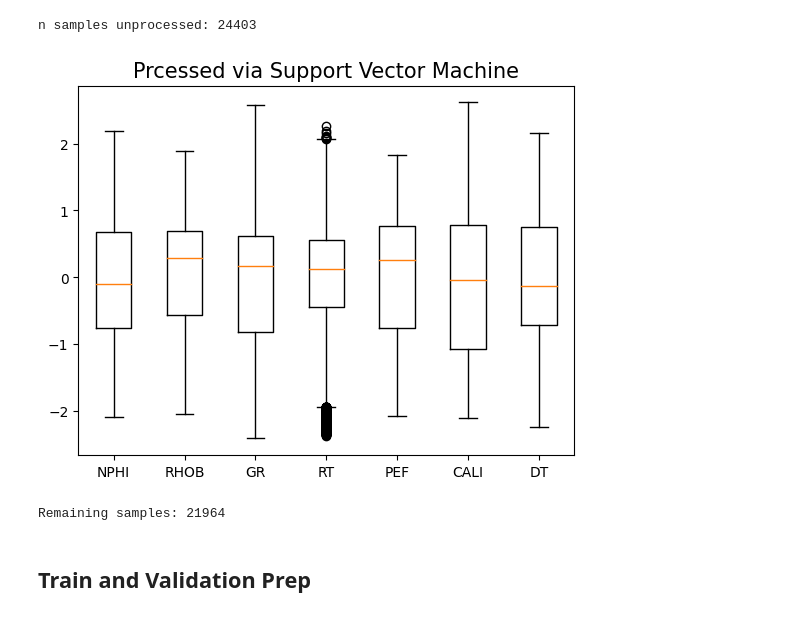
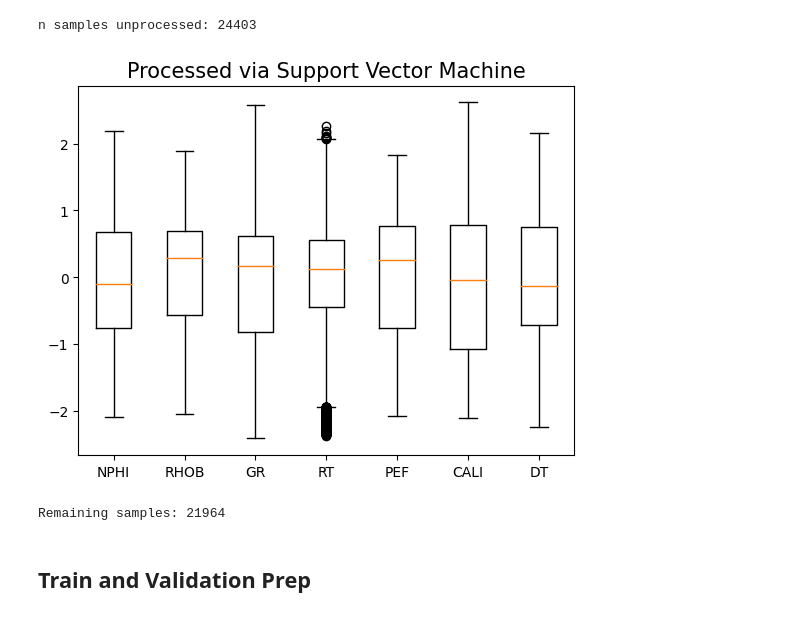
Before and after one commit to OrionXV/-Volve-Well-Log-Prediction, a Jupyter notebook: notebooks/DefaultPredictors.ipynb, the cells around one changed output. Cells and saved outputs as stored; diff of their text form; code cells hidden in the pictures.

```diff
--- a/notebooks/DefaultPredictors.ipynb
+++ b/notebooks/DefaultPredictors.ipynb
@@ -236,13 +230,13 @@ n samples unprocessed: 24403
 # %%
 svm = OneClassSVM(nu=0.1)
 yhat = svm.fit_predict(train_fonly)
 mask = yhat != -1
 train_svm = train_fonly[mask]
 
-makeboxplot('Prcessed via Support Vector Machine',train_svm)
+makeboxplot('Processed via Support Vector Machine',train_svm)
 print('Remaining samples:', len(train_svm))
 # %% [output]
-[figure, old version]
+[figure, new version]
 Remaining samples: 21964
 # %%
 feature_names = ['NPHI', 'RHOB', 'GR', 'RT', 'PEF', 'CALI']
```
Also changed, not shown: parts of 13 cells of this notebook.
